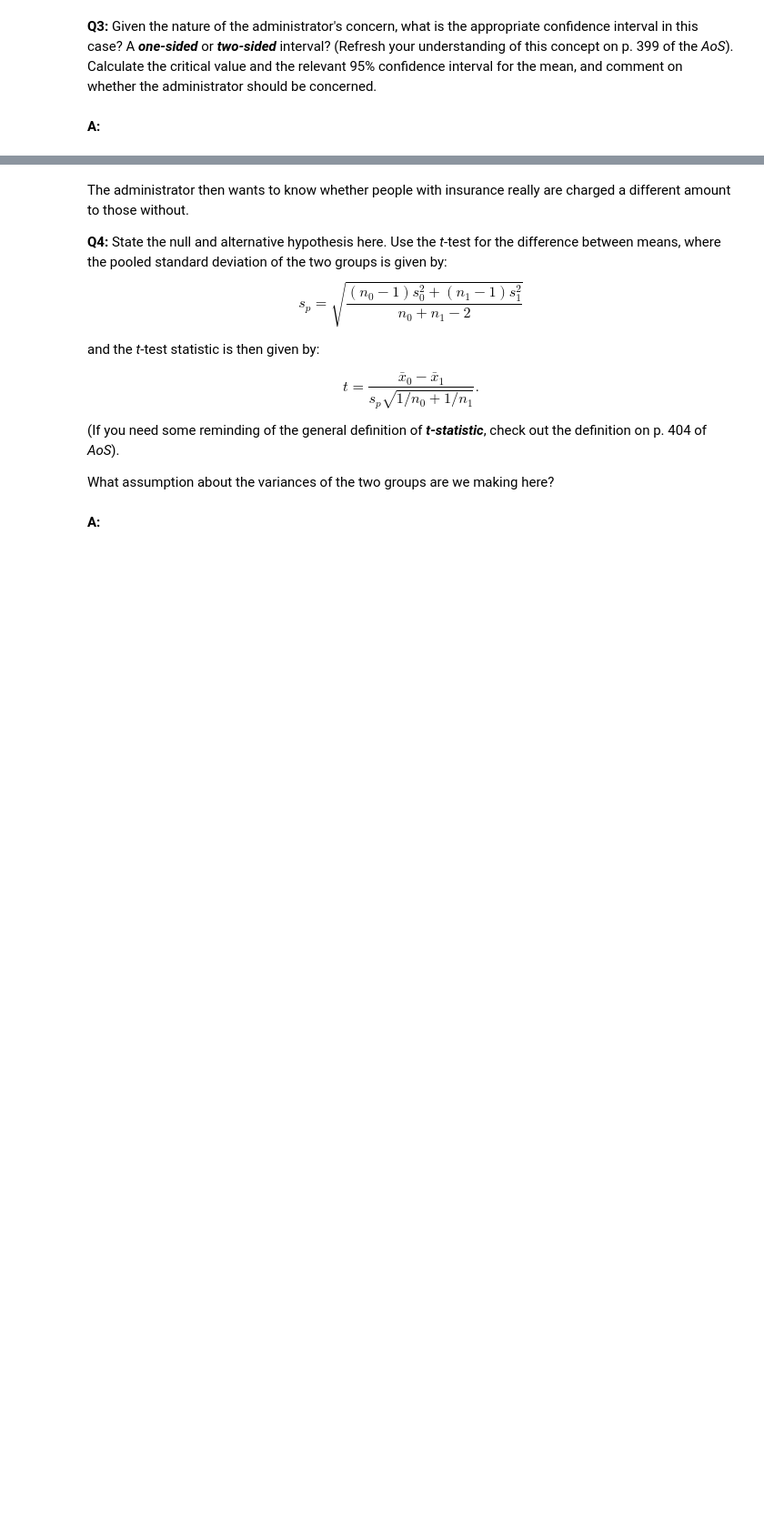
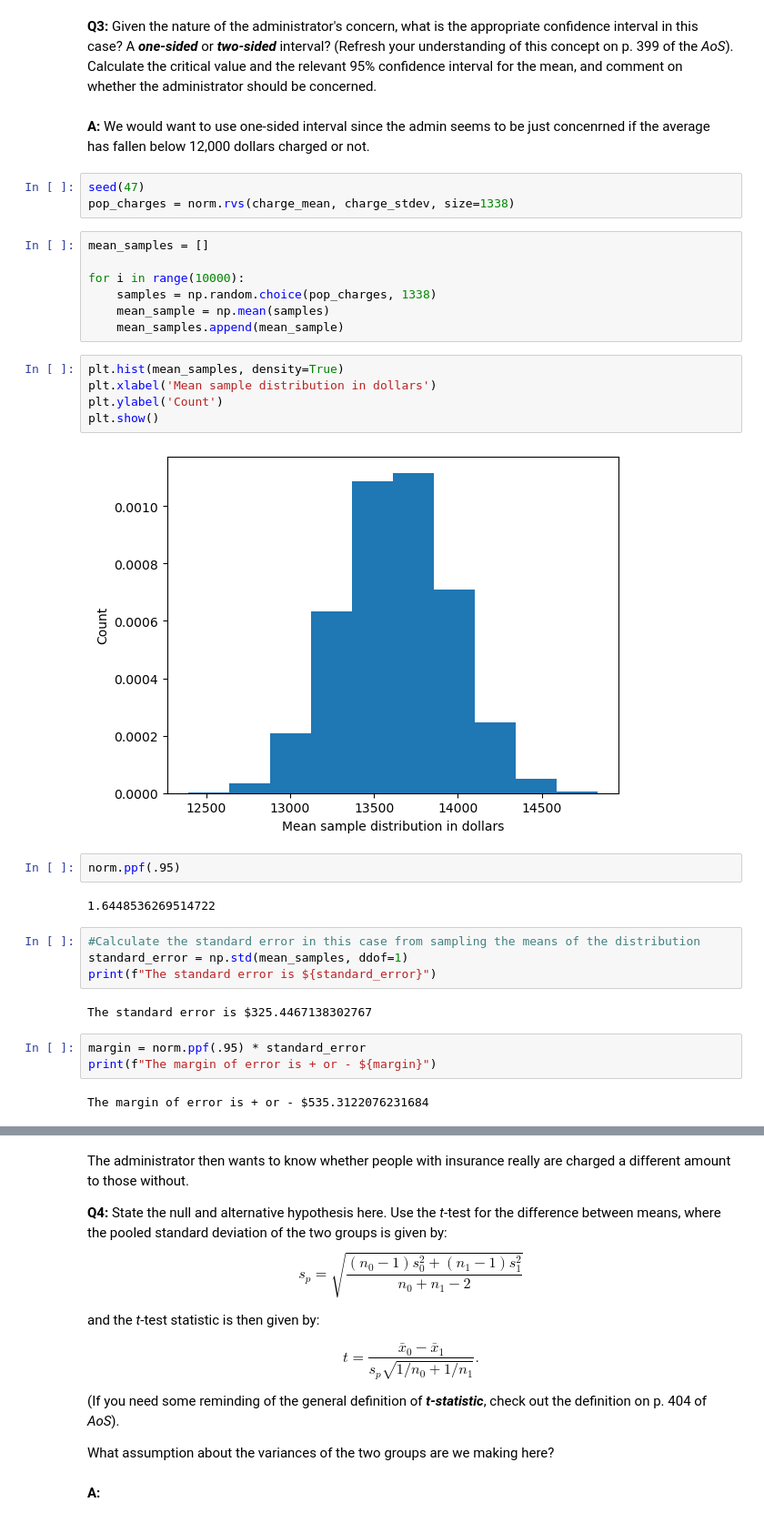
Before and after one commit to tpoozhikala/Springboard, a Jupyter notebook: Frequentist_Case_Study/Frequentist_Inference_Case_Study_-_Part_B.ipynb, the cells around one changed output, grey strips where cells are left out. Shown at 91% size. Drawn from its saved outputs; the diff is of its cells as text; blank space fills up the shorter version.

Commit message:
Calculated margin of error from standard error of normal distribution from sampling means

```diff
--- a/Frequentist_Case_Study/Frequentist_Inference_Case_Study_-_Part_B.ipynb
+++ b/Frequentist_Case_Study/Frequentist_Inference_Case_Study_-_Part_B.ipynb
@@ -79,4 +80,36 @@ __A:__
 # %% [markdown]
 __Q3:__ Given the nature of the administrator's concern, what is the appropriate confidence interval in this case? A ***one-sided*** or ***two-sided*** interval? (Refresh your understanding of this concept on p. 399 of the *AoS*). Calculate the critical value and the relevant 95% confidence interval for the mean, and comment on whether the administrator should be concerned.
-# %% [markdown]
-__A:__
+# %% [markdown]
+__A:__ We would want to use one-sided interval since the admin seems to be just concenrned if the average has fallen below 12,000 dollars charged or not.
+# %%
+seed(47)
+pop_charges = norm.rvs(charge_mean, charge_stdev, size=1338)
+# %%
+mean_samples = []
+
+for i in range(10000):
+    samples = np.random.choice(pop_charges, 1338)
+    mean_sample = np.mean(samples)
+    mean_samples.append(mean_sample)
+# %%
+plt.hist(mean_samples, density=True)
+plt.xlabel('Mean sample distribution in dollars')
+plt.ylabel('Count')
+plt.show()
+# %% [output]
+[figure, added]
+# %%
+norm.ppf(.95)
+# %% [output]
+1.6448536269514722
+# %%
+#Calculate the standard error in this case from sampling the means of the distribution
+standard_error = np.std(mean_samples, ddof=1)
+print(f"The standard error is ${standard_error}")
+# %% [output]
+The standard error is $325.4467138302767
+# %%
+margin = norm.ppf(.95) * standard_error
+print(f"The margin of error is + or - ${margin}")
+# %% [output]
+The margin of error is + or - $535.3122076231684
```
Also changed, not shown: parts of 5 cells of this notebook.
